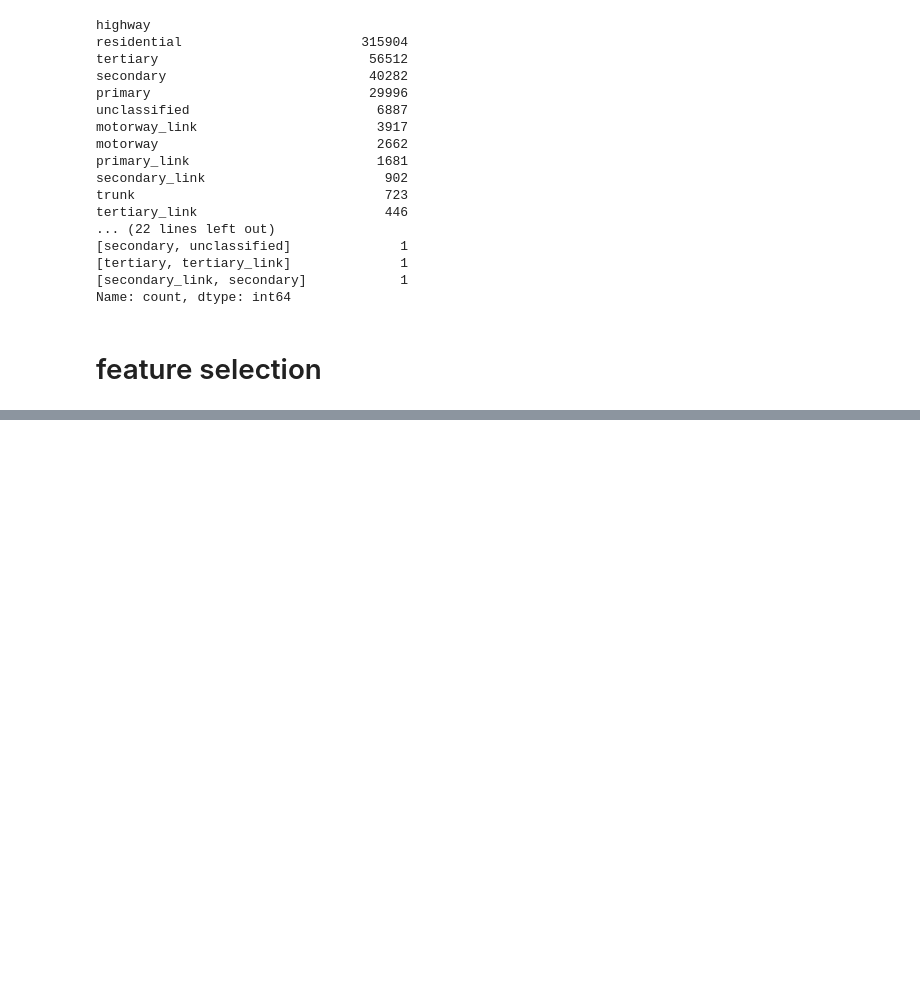
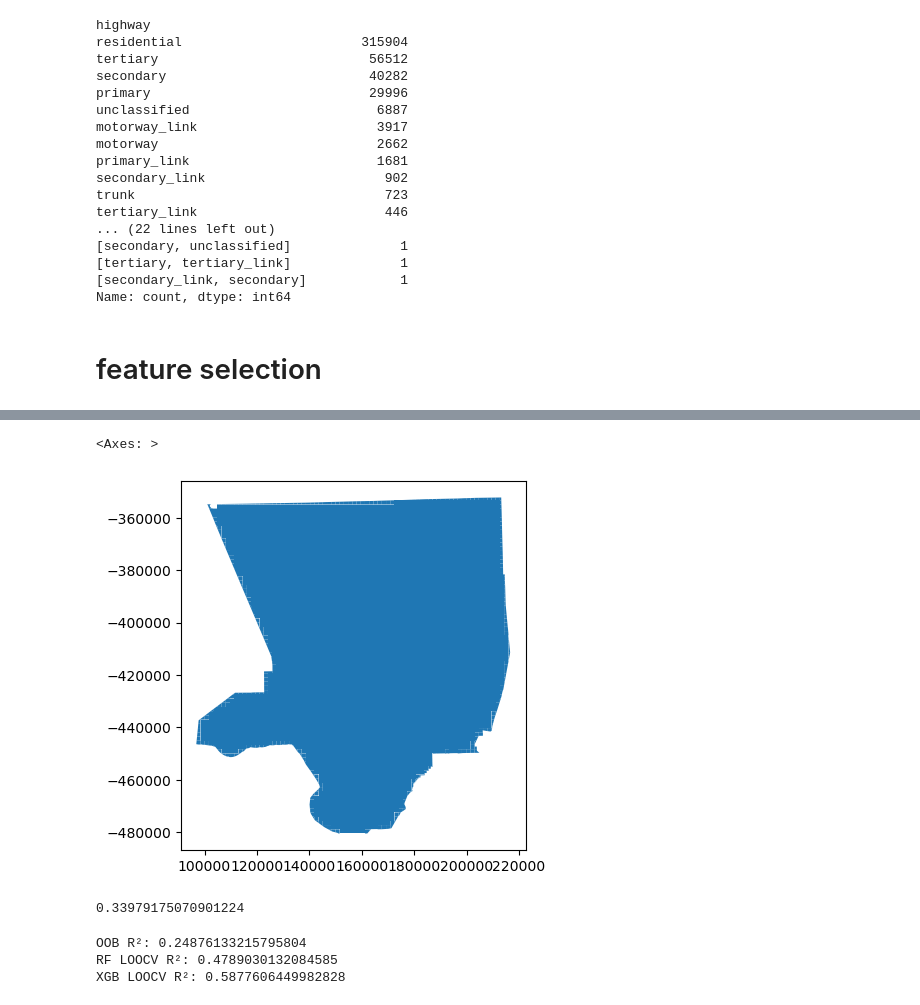
Before and after one commit to JunhongDuan/PurpleAir, a Jupyter notebook: Code/S6_LUR.ipynb, the cells around one changed output, grey strips where cells are left out. Cells and saved outputs as stored; diff of their text form; code cells hidden in the pictures; blank space fills up the shorter version.

```diff
--- a/Code/S6_LUR.ipynb
+++ b/Code/S6_LUR.ipynb
@@ -189,0 +349,30 @@ for label, dist in tqdm(buffer_distances.items()): # 4 sizes of buffer
+# %%
+place_name = "Los Angeles County, CA, USA"
+area = ox.geocode_to_gdf(place_name).to_crs(epsg=3310)
+step = 1.0 * 1609.344  # 米
+minx, miny, maxx, maxy = area.total_bounds
+
+polys, gids = [], []
+i = 0
+x = minx
+while x < maxx:
+    y = miny
+    while y < maxy:
+        cell = box(x, y, x+step, y+step)
+        if cell.intersects(area.unary_union):
+            polys.append(cell.intersection(area.unary_union))
+            gids.append(f"cell_{i}")
+            i += 1
+        y += step
+    x += step
+
+grid = gpd.GeoDataFrame({"gid": gids, "geometry": polys}, crs=area.crs)
+grid["centroid"] = grid.geometry.centroid
+
+y_thresh = -480000
+grid_main = grid[grid.centroid.y > y_thresh].copy()
+# %%
+grid_main.plot()
+# %% [output]
+<Axes: >
+[figure, added]
@@ -189,0 +414,44 @@ for label, dist in tqdm(buffer_distances.items()): # 4 sizes of buffer
+# %%
+r2_score(PA["PA_PM25cali_05"], PA["pm25_krig_loocv"])
+# %% [output]
+0.33979175070901224
+# %%
+from sklearn.preprocessing import StandardScaler, PolynomialFeatures
+from sklearn.ensemble import RandomForestRegressor
+from xgboost import XGBRegressor
+
+# —— 步骤二：LUR 回归 ——
+# 2.1 特征
+features = [
+    'dist_res_m','dist_ter_m','dist_sec_m','dist_pri_m',
+    'residential','grass','retail','commercial','industrial',
+    'brownfield','religious','construction','meadow','forest',
+    'farmland','recreation_ground','plant_nursery','railway',
+    'cemetery','farmyard','military','village_green'
+]
+X = PA[features].fillna(0).values
+
+rf = RandomForestRegressor(
+    n_estimators=200,
+    max_depth=10,
+    random_state=42,
+    oob_score=True
+)
+rf.fit(X, y_krig_loocv)
+print("OOB R²:", rf.oob_score_)
+print("RF LOOCV R²:", r2_score(y_krig_loocv, rf.predict(X)))
+
+xgb = XGBRegressor(
+    n_estimators=300,
+    learning_rate=0.05,
+    max_depth=6,
+    subsample=0.8,
+    colsample_bytree=0.8,
+    random_state=42
+)
+xgb.fit(X, y_krig_loocv)
+print("XGB LOOCV R²:", r2_score(y_krig_loocv, xgb.predict(X)))
+# %% [output]
+OOB R²: 0.24876133215795804
+RF LOOCV R²: 0.4789030132084585
+XGB LOOCV R²: 0.5877606449982828
```
Also changed, not shown: parts of 29 cells of this notebook.
